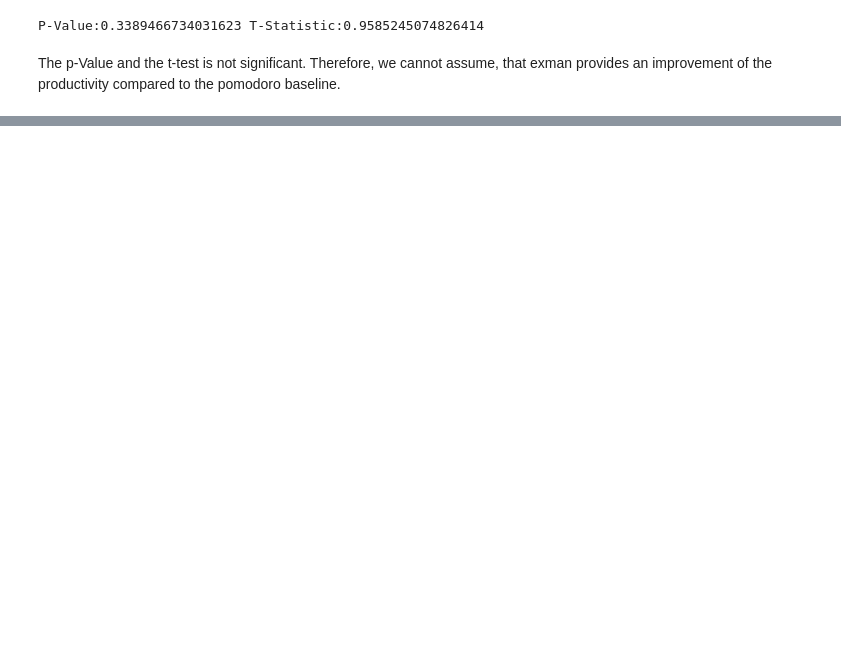
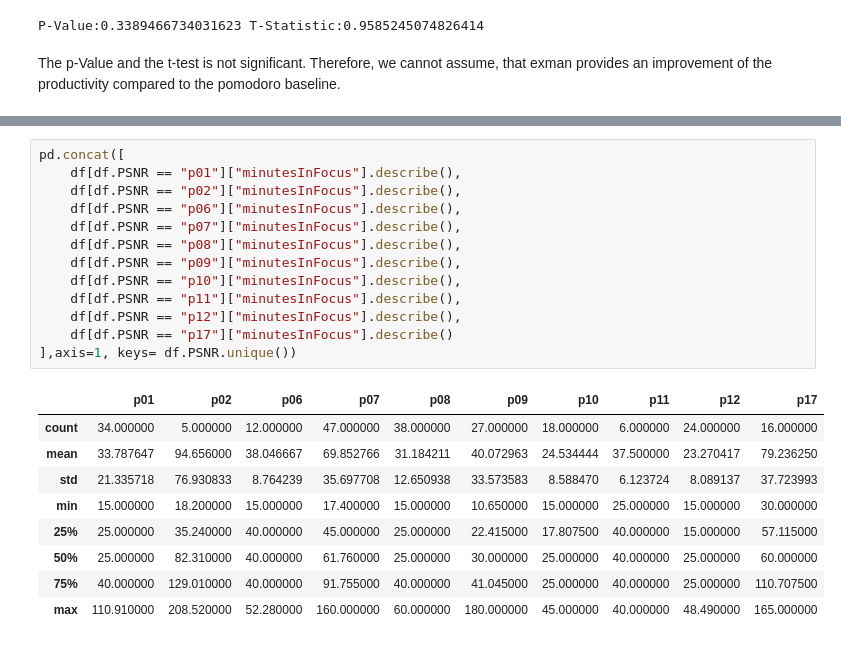
Before and after one commit to lutharsanen/exman-study-analysis, a Jupyter notebook: ExMan Analysis.ipynb, the cells around one changed output, grey strips where cells are left out. Drawn from its saved outputs; the diff is of its cells as text; blank space fills up the shorter version.

```diff
--- a/ExMan Analysis.ipynb
+++ b/ExMan Analysis.ipynb
@@ -348,0 +438,23 @@ The p-Value and the t-test is not significant. Therefore, we cannot assume, that
+# %%
+pd.concat([
+    df[df.PSNR == "p01"]["minutesInFocus"].describe(),
+    df[df.PSNR == "p02"]["minutesInFocus"].describe(),
+    df[df.PSNR == "p06"]["minutesInFocus"].describe(),
+    df[df.PSNR == "p07"]["minutesInFocus"].describe(),
+    df[df.PSNR == "p08"]["minutesInFocus"].describe(),
+    df[df.PSNR == "p09"]["minutesInFocus"].describe(),
+    df[df.PSNR == "p10"]["minutesInFocus"].describe(),
+    df[df.PSNR == "p11"]["minutesInFocus"].describe(),
+    df[df.PSNR == "p12"]["minutesInFocus"].describe(),
+    df[df.PSNR == "p17"]["minutesInFocus"].describe()
+],axis=1, keys= df.PSNR.unique())
+# %% [output]
+|  | p01 | p02 | p06 | p07 | p08 | p09 | p10 | p11 | p12 | p17 |
+| count | 34.000000 | 5.000000 | 12.000000 | 47.000000 | 38.000000 | 27.000000 | 18.000000 | 6.000000 | 24.000000 | 16.000000 |
+| mean | 33.787647 | 94.656000 | 38.046667 | 69.852766 | 31.184211 | 40.072963 | 24.534444 | 37.500000 | 23.270417 | 79.236250 |
+| std | 21.335718 | 76.930833 | 8.764239 | 35.697708 | 12.650938 | 33.573583 | 8.588470 | 6.123724 | 8.089137 | 37.723993 |
+| min | 15.000000 | 18.200000 | 15.000000 | 17.400000 | 15.000000 | 10.650000 | 15.000000 | 25.000000 | 15.000000 | 30.000000 |
+| 25% | 25.000000 | 35.240000 | 40.000000 | 45.000000 | 25.000000 | 22.415000 | 17.807500 | 40.000000 | 15.000000 | 57.115000 |
+| 50% | 25.000000 | 82.310000 | 40.000000 | 61.760000 | 25.000000 | 30.000000 | 25.000000 | 40.000000 | 25.000000 | 60.000000 |
+| 75% | 40.000000 | 129.010000 | 40.000000 | 91.755000 | 40.000000 | 41.045000 | 25.000000 | 40.000000 | 25.000000 | 110.707500 |
+| max | 110.910000 | 208.520000 | 52.280000 | 160.000000 | 60.000000 | 180.000000 | 45.000000 | 40.000000 | 48.490000 | 165.000000 |
```
Also changed, not shown: parts of 35 cells of this notebook.
